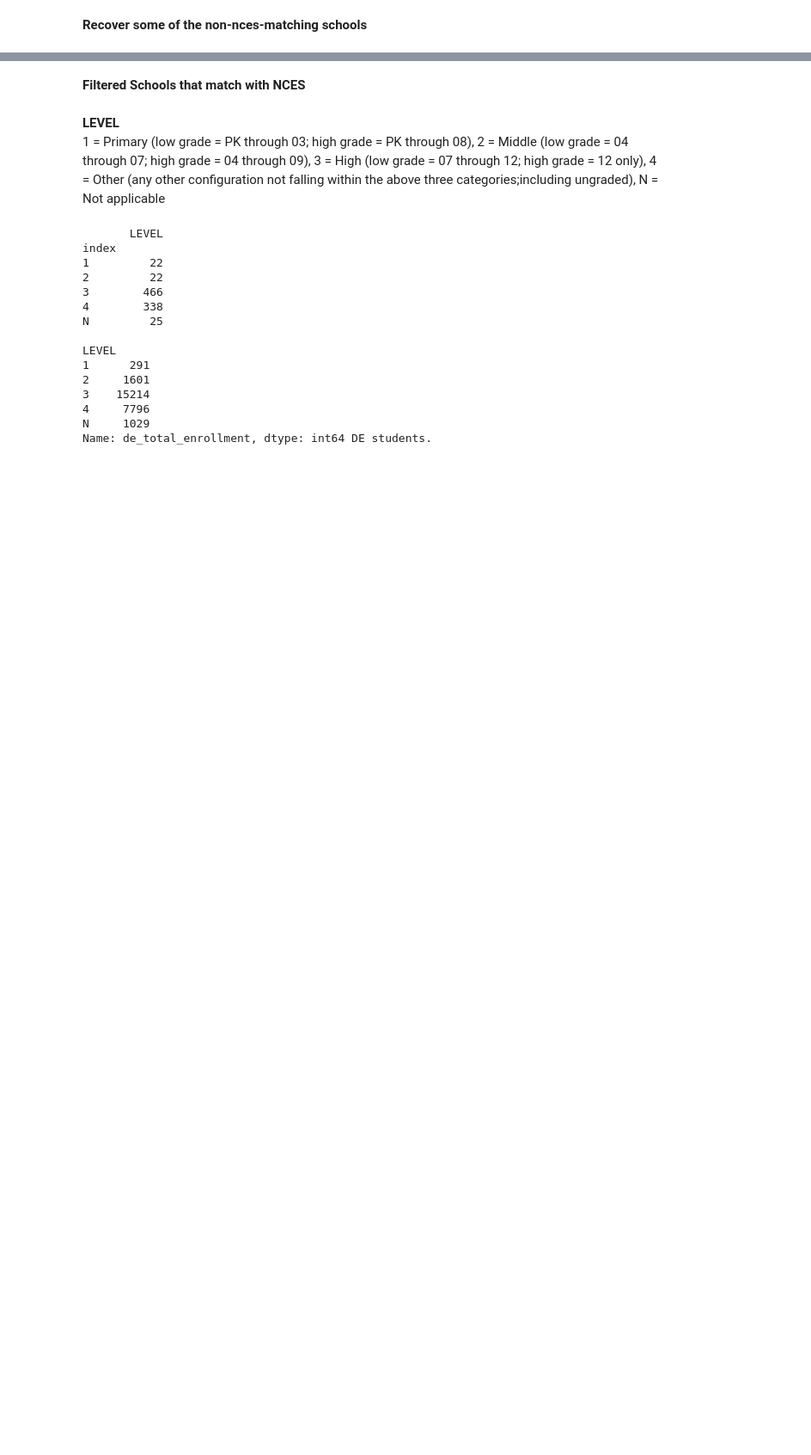
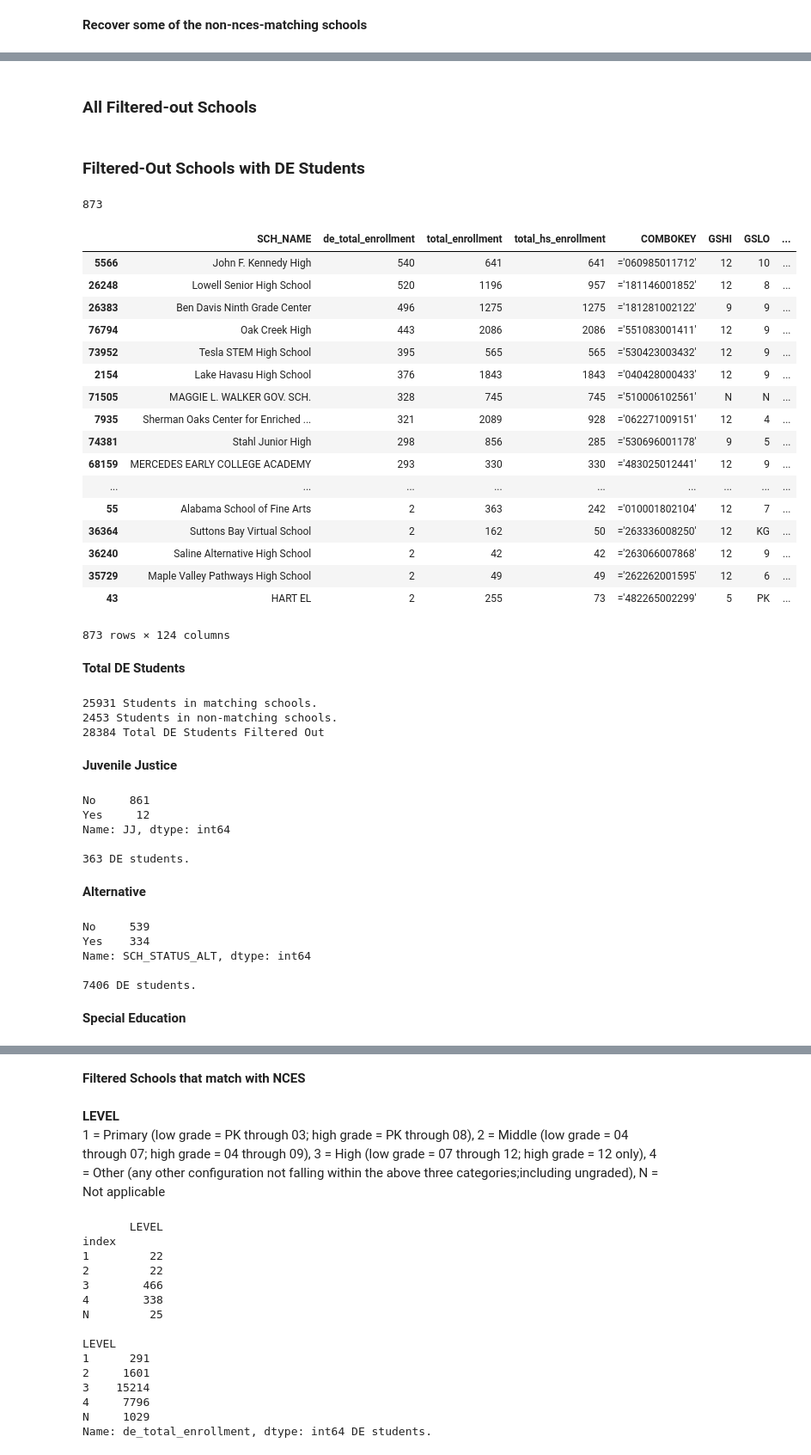
Before and after one commit to oconnoag/nacep_dual_enrollment_analysis, a Jupyter notebook: jupyter_notebooks/04_Filtered_Schools_Analysis.ipynb, the cells around one changed output, grey strips where cells are left out. Shown at 86% size. Cells and saved outputs as stored; diff of their text form; code cells hidden in the pictures; blank space fills up the shorter version.

```diff
--- a/jupyter_notebooks/04_Filtered_Schools_Analysis.ipynb
+++ b/jupyter_notebooks/04_Filtered_Schools_Analysis.ipynb
@@ -297,0 +145,4 @@ print(format(match_schools_with_de.de_total_enrollment.sum(), ",d"), "out of", f
+# %% [markdown]
+### All Filtered-out Schools
+# %% [markdown]
+### Filtered-Out Schools with DE Students
@@ -297,0 +152,74 @@ print(format(match_schools_with_de.de_total_enrollment.sum(), ",d"), "out of", f
+# %%
+"""How many filtered schools have DE students?"""
+len(match_schools_with_de)
+# %% [output]
+873
+# %%
+first_columns = ['SCH_NAME', 'de_total_enrollment', 'total_enrollment', 'total_hs_enrollment']
+reorder = first_columns + [c for c in match_schools_with_de.columns if c not in first_columns]
+match_schools_with_de = match_schools_with_de[reorder].sort_values('de_total_enrollment', ascending = False)
+match_schools_with_de
+# %% [output]
+|  | SCH_NAME | de_total_enrollment | total_enrollment | total_hs_enrollment | COMBOKEY | GSHI | GSLO | ... |
+| 5566 | John F. Kennedy High | 540 | 641 | 641 | ='060985011712' | 12 | 10 | ... |
+| 26248 | Lowell Senior High School | 520 | 1196 | 957 | ='181146001852' | 12 | 8 | ... |
+| 26383 | Ben Davis Ninth Grade Center | 496 | 1275 | 1275 | ='181281002122' | 9 | 9 | ... |
+| 76794 | Oak Creek High | 443 | 2086 | 2086 | ='551083001411' | 12 | 9 | ... |
+| 73952 | Tesla STEM High School | 395 | 565 | 565 | ='530423003432' | 12 | 9 | ... |
+| 2154 | Lake Havasu High School | 376 | 1843 | 1843 | ='040428000433' | 12 | 9 | ... |
+| 71505 | MAGGIE L. WALKER GOV. SCH. | 328 | 745 | 745 | ='510006102561' | N | N | ... |
+| 7935 | Sherman Oaks Center for Enriched ... | 321 | 2089 | 928 | ='062271009151' | 12 | 4 | ... |
+| 74381 | Stahl Junior High | 298 | 856 | 285 | ='530696001178' | 9 | 5 | ... |
+| 68159 | MERCEDES EARLY COLLEGE ACADEMY | 293 | 330 | 330 | ='483025012441' | 12 | 9 | ... |
+| ... | ... | ... | ... | ... | ... | ... | ... | ... |
+| 55 | Alabama School of Fine Arts | 2 | 363 | 242 | ='010001802104' | 12 | 7 | ... |
+| 36364 | Suttons Bay Virtual School | 2 | 162 | 50 | ='263336008250' | 12 | KG | ... |
+| 36240 | Saline Alternative High School | 2 | 42 | 42 | ='263066007868' | 12 | 9 | ... |
+| 35729 | Maple Valley Pathways High School | 2 | 49 | 49 | ='262262001595' | 12 | 6 | ... |
+| 43 | HART EL | 2 | 255 | 73 | ='482265002299' | 5 | PK | ... |
+873 rows × 124 columns
+# %% [markdown]
+**Total DE Students**
+# %%
+"""Total DE Students"""
+total_filtered_out_de_students = filtered_from_raw_with_nces.de_total_enrollment.sum()
+de_students_in_NCES_matching_schools =  match_schools_with_de.de_total_enrollment.sum()
+de_students_in_NCES_non_matching_schools = total_filtered_out_de_students -\
+                                           de_students_in_NCES_matching_schools
+print(de_students_in_NCES_matching_schools, 'Students in matching schools.')
+print(de_students_in_NCES_non_matching_schools, 'Students in non-matching schools.')
+print(str(total_filtered_out_de_students), 'Total DE Students Filtered Out')
+# %% [output]
+25931 Students in matching schools.
+2453 Students in non-matching schools.
+28384 Total DE Students Filtered Out
+# %% [markdown]
+**Juvenile Justice**
+# %%
+"""Juvenile Justice Schools - How many schools and DE students?"""
+jj_de_students = match_schools_with_de[match_schools_with_de['JJ'] == 'Yes'].de_total_enrollment.sum()
+print(match_schools_with_de.JJ.value_counts())
+print()
+print(str(jj_de_students), "DE students.")
+# %% [output]
+No     861
+Yes     12
+Name: JJ, dtype: int64
+
+363 DE students.
+# %% [markdown]
+**Alternative**
+# %%
+"""Alternative Schools - How many schools and DE students?"""
+alt_de_students_crdc = match_schools_with_de[match_schools_with_de.SCH_STATUS_ALT == 'Yes'].de_total_enrollment.sum()
+print(match_schools_with_de.SCH_STATUS_ALT.value_counts())
+print()
+print(str(alt_de_students_crdc), "DE students.")
+# %% [output]
+No     539
+Yes    334
+Name: SCH_STATUS_ALT, dtype: int64
+
+7406 DE students.
+# %% [markdown]
+**Special Education**
```
Also changed, not shown: parts of 49 cells of this notebook, 4 other files.
